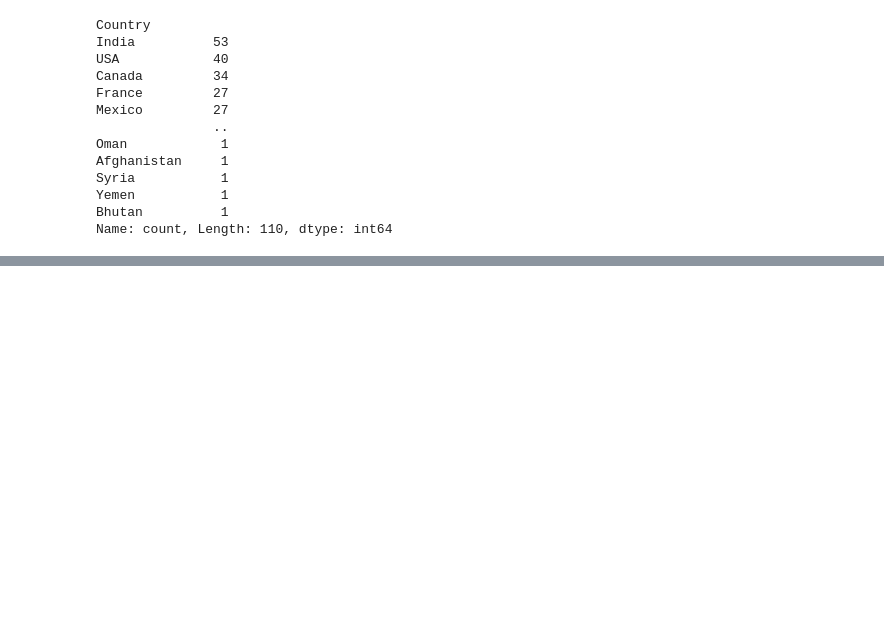
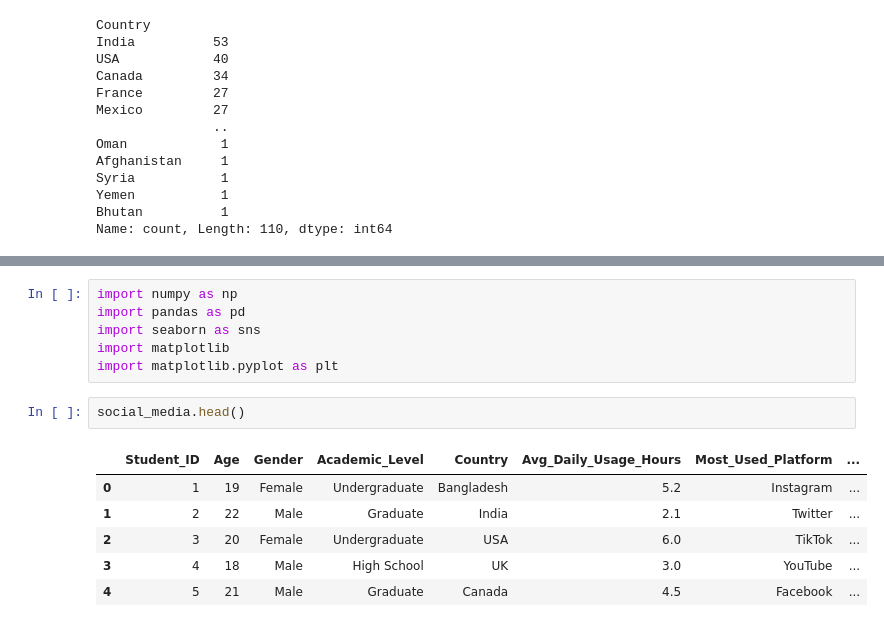
Before and after one commit to AGC79/eda_redes_sociales, a Jupyter notebook: EDA/0-Enunciado_EDA.ipynb, the cells around one changed output, grey strips where cells are left out. Drawn from its saved outputs; the diff is of its cells as text; blank space fills up the shorter version.

```diff
--- a/EDA/0-Enunciado_EDA.ipynb
+++ b/EDA/0-Enunciado_EDA.ipynb
@@ -365,0 +365,15 @@ Name: count, Length: 110, dtype: int64
+# %%
+import numpy as np
+import pandas as pd
+import seaborn as sns
+import matplotlib
+import matplotlib.pyplot as plt
+# %%
+social_media.head()
+# %% [output]
+|  | Student_ID | Age | Gender | Academic_Level | Country | Avg_Daily_Usage_Hours | Most_Used_Platform | ... |
+| 0 | 1 | 19 | Female | Undergraduate | Bangladesh | 5.2 | Instagram | ... |
+| 1 | 2 | 22 | Male | Graduate | India | 2.1 | Twitter | ... |
+| 2 | 3 | 20 | Female | Undergraduate | USA | 6.0 | TikTok | ... |
+| 3 | 4 | 18 | Male | High School | UK | 3.0 | YouTube | ... |
+| 4 | 5 | 21 | Male | Graduate | Canada | 4.5 | Facebook | ... |
```
Also changed, not shown: parts of 15 cells of this notebook.
